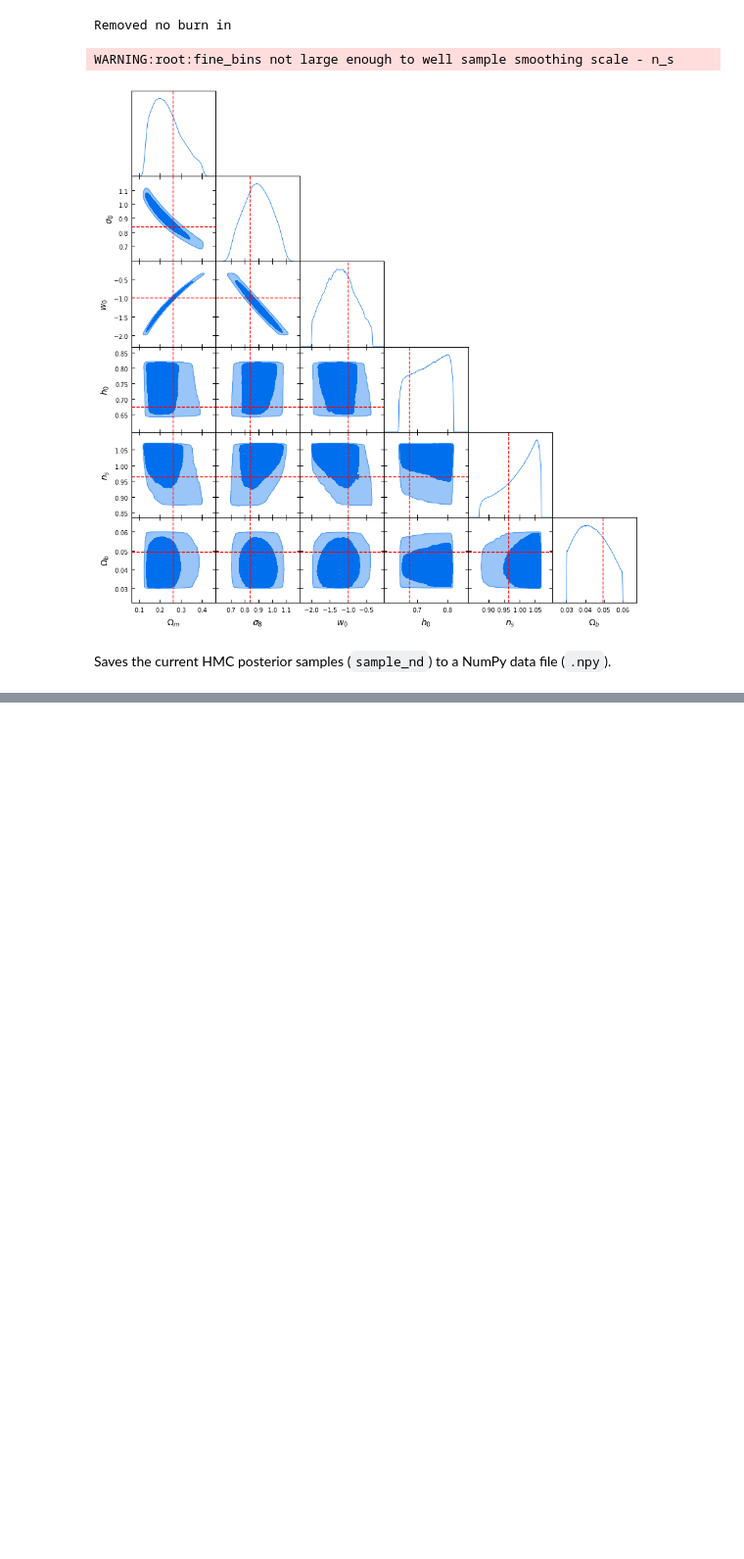
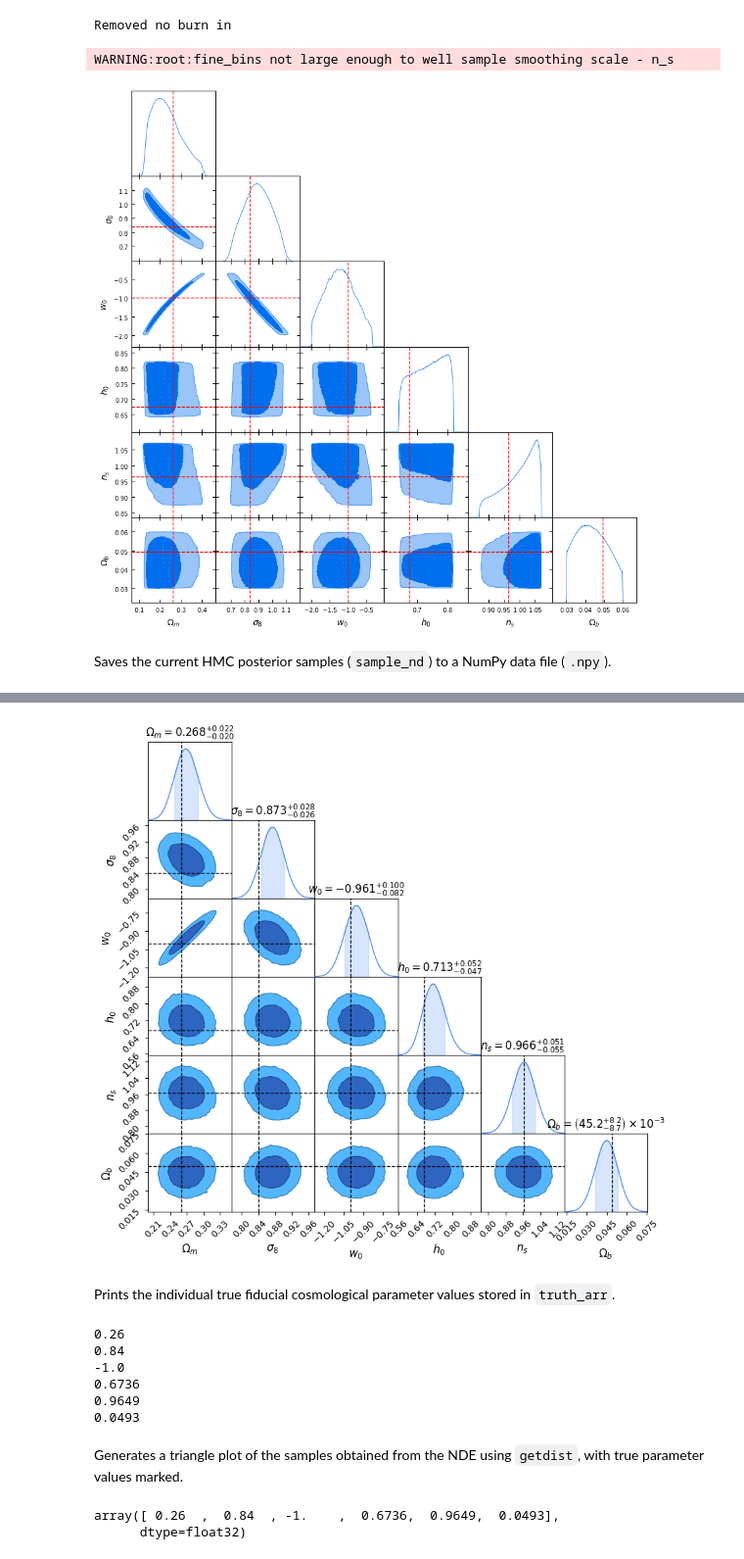
Before and after one commit to AndreasTersenov/cnn_sbi, a Jupyter notebook: notebooks/sbi/nle_simple_nbody_tomo.ipynb, the cells around one changed output, grey strips where cells are left out. Shown at 98% size. Cells and saved outputs as stored; diff of their text form; code cells hidden in the pictures; blank space fills up the shorter version.

```diff
--- a/notebooks/sbi/nle_simple_nbody_tomo.ipynb
+++ b/notebooks/sbi/nle_simple_nbody_tomo.ipynb
@@ -844,0 +994,5 @@ jnp.save(f'posterior_{loss_name}_{map_kind}_gal_density{int(galaxy_density*4)}_o
+# %%
+params_name = [r'$\Omega_m$',r'$\sigma_8$',r'$w_0$',r'$h_0$',r'$n_s$', r'$\Omega_b$']
+# make dictionary or {'name': value as float}
+truth_arr = np.array(truth)
+theta = dict(zip(params_name, truth_arr))
@@ -844,0 +1010,54 @@ jnp.save(f'posterior_{loss_name}_{map_kind}_gal_density{int(galaxy_density*4)}_o
+# %%
+
+# Obtaining posterior samples from the trained NPE model
+
+# Define the sampling function from the normalizing flow
+nvp_sample_nd = hk.transform(
+  lambda y: NF()(y).sample(100000, seed=hk.next_rng_key())
+)
+
+# Generate posterior samples conditioned on the observed data
+# We need to tile the observed data to generate multiple samples
+y_obs = jnp.tile(compressed_m_data, (100_000, 1))
+
+sample_nd = nvp_sample_nd.apply(
+      params_ff,
+      rng=jax.random.PRNGKey(43),
+      y=y_obs
+)
+
+# Plot posterior distributions
+params_name = [r'$\Omega_m$',r'$\sigma_8$',r'$w_0$',r'$h_0$',r'$n_s$', r'$\Omega_b$']
+c = ChainConsumer()
+
+import pandas as pd
+from chainconsumer import Chain, ChainConsumer, Truth
+
+df = pd.DataFrame(sample_nd, columns=params_name)  # Convert to DataFrame
+chain = Chain(samples=df, name="SBI-NPE")  # Pass the DataFrame instead of NumPy array
+c.add_chain(chain)
+c.add_truth(Truth(location=theta))
+
+fig = c.plotter.plot(figsize=0.5)
+# %% [output]
+[figure, added]
+# %% [markdown]
+Prints the individual true fiducial cosmological parameter values stored in `truth_arr`.
+# %%
+for i, param in enumerate(params_name):
+    # g.add_x_marker(truth_arr[i], color="red", linestyle="dashed")  # Vertical lines for truth
+    print(truth_arr[i])
+# %% [output]
+0.26
+0.84
+-1.0
+0.6736
+0.9649
+0.0493
+# %% [markdown]
+Generates a triangle plot of the samples obtained from the NDE using `getdist`, with true parameter values marked.
+# %%
+truth_arr
+# %% [output]
+array([ 0.26  ,  0.84  , -1.    ,  0.6736,  0.9649,  0.0493],
+      dtype=float32)
```
Also changed, not shown: parts of 19 cells of this notebook, 1 other file.
